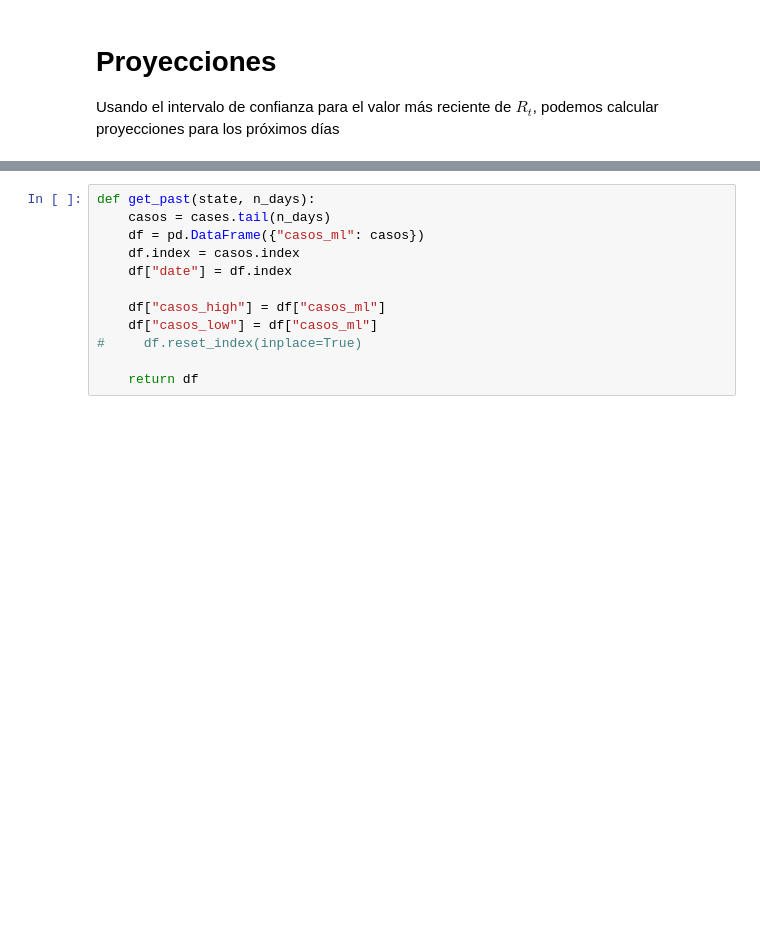
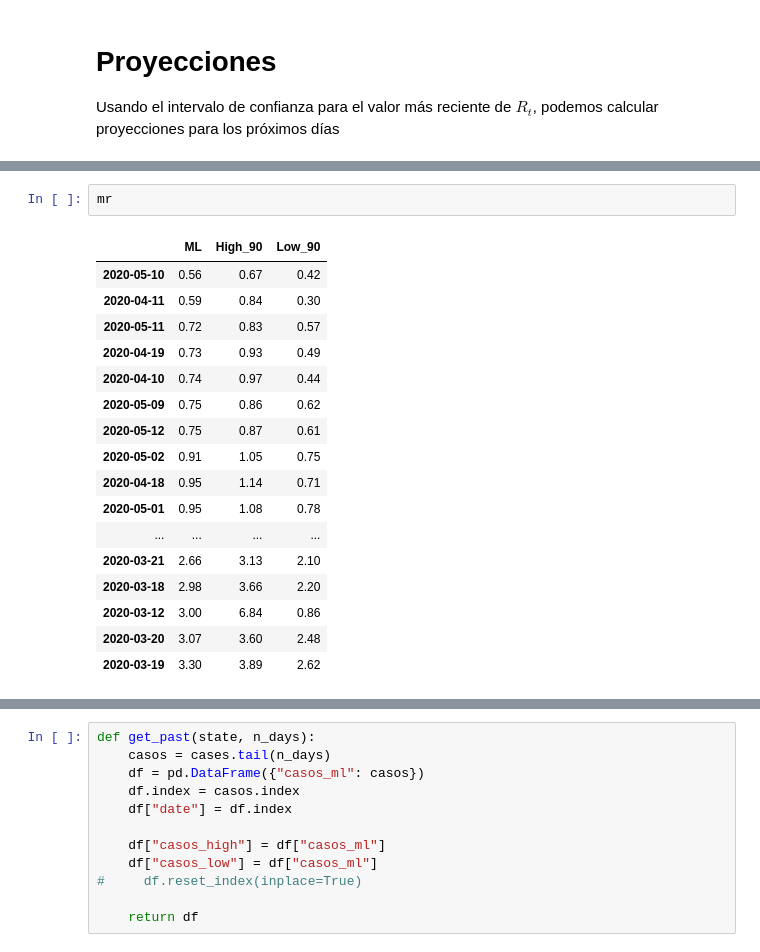
Before and after one commit to pablocelayes/covid-19, a Jupyter notebook: Realtime R0 - Brazil.ipynb, the cells around one changed output, grey strips where cells are left out. Drawn from its saved outputs; the diff is of its cells as text; blank space fills up the shorter version.

```diff
--- a/Realtime R0 - Brazil.ipynb
+++ b/Realtime R0 - Brazil.ipynb
@@ -788,3 +829,23 @@ mr = final_results[["ML", "High_90", "Low_90"]]
+# %%
+mr
+# %% [output]
+|  | ML | High_90 | Low_90 |
+| 2020-05-10 | 0.56 | 0.67 | 0.42 |
+| 2020-04-11 | 0.59 | 0.84 | 0.30 |
+| 2020-05-11 | 0.72 | 0.83 | 0.57 |
+| 2020-04-19 | 0.73 | 0.93 | 0.49 |
+| 2020-04-10 | 0.74 | 0.97 | 0.44 |
+| 2020-05-09 | 0.75 | 0.86 | 0.62 |
+| 2020-05-12 | 0.75 | 0.87 | 0.61 |
+| 2020-05-02 | 0.91 | 1.05 | 0.75 |
+| 2020-04-18 | 0.95 | 1.14 | 0.71 |
+| 2020-05-01 | 0.95 | 1.08 | 0.78 |
+| ... | ... | ... | ... |
+| 2020-03-21 | 2.66 | 3.13 | 2.10 |
+| 2020-03-18 | 2.98 | 3.66 | 2.20 |
+| 2020-03-12 | 3.00 | 6.84 | 0.86 |
+| 2020-03-20 | 3.07 | 3.60 | 2.48 |
+| 2020-03-19 | 3.30 | 3.89 | 2.62 |
 # %%
 import datetime
 from math import ceil, floor
```
Also changed, not shown: parts of 14 cells of this notebook.
